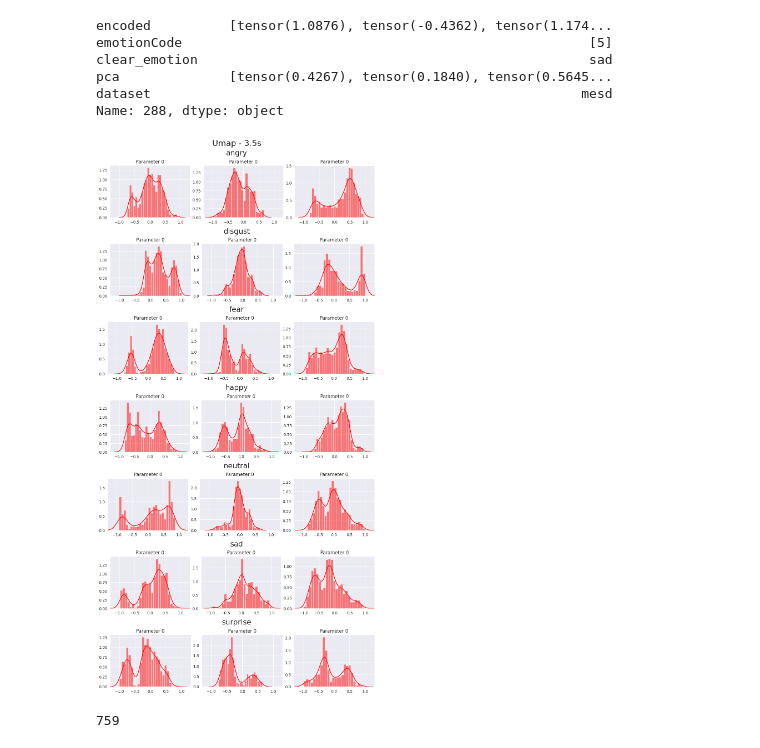
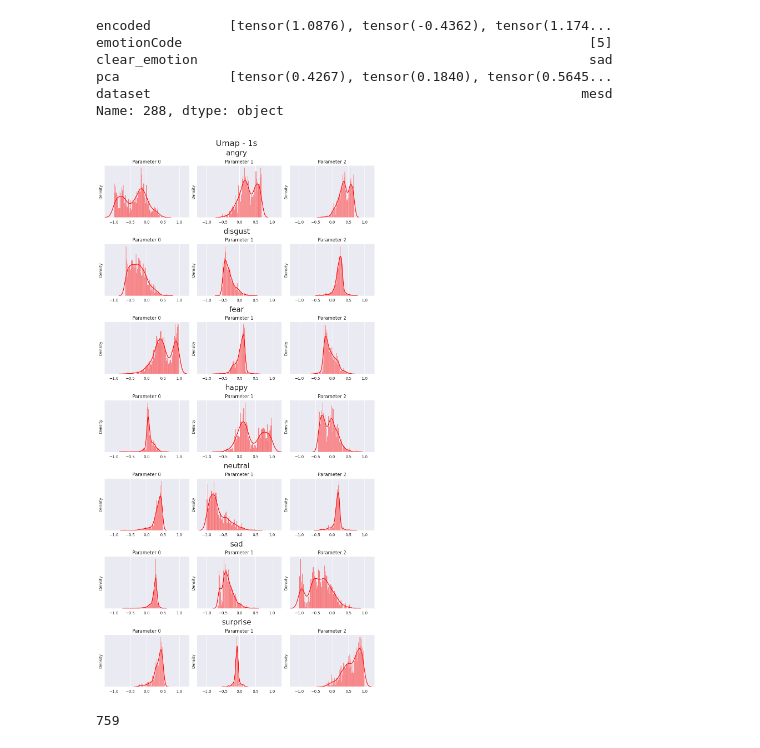
Before and after one commit to BlackFox1197/masterarbeit_programming, a Jupyter notebook: notebooks_clip/eval/clip_dimensions_evaluation.ipynb, the cells around one changed output. Saved outputs shown, nothing was run; the diff lists cells and outputs as text; code cells hidden in the pictures.

```diff
--- a/notebooks_clip/eval/clip_dimensions_evaluation.ipynb
+++ b/notebooks_clip/eval/clip_dimensions_evaluation.ipynb
@@ -1,11 +1,12 @@
 # %%
+import importlib
 
 from network_models.soundsream_models_and_utils.ss_encoded_dataset import ss_encoded_dataset_full
 import torch
 from torch.utils.data import DataLoader
 
-dataset_0_2_sec = ss_encoded_dataset_full(csvPath="/home/ckwdani/Programming/Projects/masterarbeit/Jupyter/mainProject/notebooks_clip/content/datasets/clip_encoded/umap_3_dims/all_encodings_with_umap_0_2_sec.pkl")
-dataset_1_sec = ss_encoded_dataset_full(csvPath="/home/ckwdani/Programming/Projects/masterarbeit/Jupyter/mainProject/notebooks_clip/content/datasets/clip_encoded/umap_3_dims/all_encodings_with_umap_1_sec.pkl")
-dataset_3_5_sec = ss_encoded_dataset_full(csvPath="/home/ckwdani/Programming/Projects/masterarbeit/Jupyter/mainProject/notebooks_clip/content/datasets/clip_encoded/umap_3_dims/all_encodings_with_umap_3_5_sec.pkl")
-dataset_5_sec = ss_encoded_dataset_full(csvPath="/home/ckwdani/Programming/Projects/masterarbeit/Jupyter/mainProject/notebooks_clip/content/datasets/clip_encoded/umap_3_dims/all_encodings_with_umap_5_sec.pkl")
+dataset_0_2_sec = ss_encoded_dataset_full(csvPath="/home/ckwdani/Programming/Projects/masterarbeit/Jupyter/mainProject/notebooks_clip/content/datasets/clip_encoded/wrong_tess/umap_3_dims/all_encodings_with_umap_0_2_sec.pkl")
+dataset_1_sec = ss_encoded_dataset_full(csvPath="/home/ckwdani/Programming/Projects/masterarbeit/Jupyter/mainProject/notebooks_clip/content/datasets/clip_encoded/wrong_tess/umap_3_dims/all_encodings_with_umap_1_sec.pkl")
+dataset_3_5_sec = ss_encoded_dataset_full(csvPath="/home/ckwdani/Programming/Projects/masterarbeit/Jupyter/mainProject/notebooks_clip/content/datasets/clip_encoded/wrong_tess/umap_3_dims/all_encodings_with_umap_3_5_sec.pkl")
+dataset_5_sec = ss_encoded_dataset_full(csvPath="/home/ckwdani/Programming/Projects/masterarbeit/Jupyter/mainProject/notebooks_clip/content/datasets/clip_encoded/wrong_tess/umap_3_dims/all_encodings_with_umap_5_sec.pkl")
 # %% [output]
@@ -209,17 +330,21 @@ df3D["var"].tolist()[0][0]
 # write_latex("dimred_mean_var" ,asaa["dimred"].T.to_latex(float_format="{{:0.2f}}"))
 # #asaa["conv"].to_latex()
 # %%
-from utils.utils__evalutation import show_bars
+import sys
+import importlib
 import warnings
 warnings.filterwarnings('ignore')
 from matplotlib import pyplot as plt
 import seaborn as sns
-
-
+module_path = str(Path.cwd().parents[0] / "utils")
+if module_path not in sys.path:
+    sys.path.append(module_path)
+import utils.utils__evalutation as ua
+importlib.reload(ua)
 
 def show_bars_local(predictions, label_list, color="r", title_string ="", dims = 4, normalize = False):
 
-    show_bars(predictions, label_list, color, title_string, dims, normalize = normalize)
+    ua.show_bars(predictions, label_list, color, title_string, dims, normalize = normalize)
 # %%
 dataset_1_sec.getNextNeighbour(vector=[0.5, 0.5, 0.5, 0.5], emotion="sad",included_datasets= ["tess", "mesd"])
 # %% [output]
@@ -230,18 +355,18 @@ pca              [tensor(0.4267), tensor(0.1840), tensor(0.5645...
 dataset                                                       mesd
 Name: 288, dtype: object
 # %%
-dfOrig = dataset_5_sec.encoded_dataset.encodedData
+dfOrig = dataset_1_sec.encoded_dataset.encodedData
 
-labels = dataset_3_5_sec.encoded_dataset.label_list
+labels = dataset_1_sec.encoded_dataset.label_list
 dict = {}
 for label in labels:
     emo = dfOrig.loc[dfOrig['clear_emotion'].isin([label])]
     dict.update({label: [dp.numpy() for dp in emo["pca"].tolist()]})
 # %%
 
-show_bars_local(dict, labels, color="r", title_string="Umap - 3.5s", dims=3, normalize = True)
+show_bars_local(dict, labels, color="r", title_string="Umap - 1s", dims=3, normalize = True)
 # %% [output]
-[figure, old version]
+[figure, new version]
 # %%
 len(dict["neutral"])
 # %% [output]
```
Also changed, not shown: parts of 14 cells of this notebook, 7 other files.
